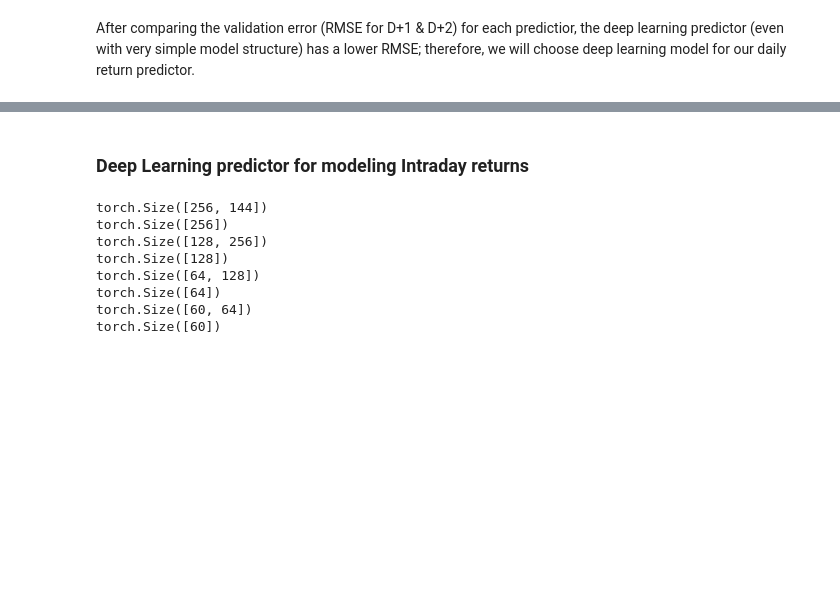
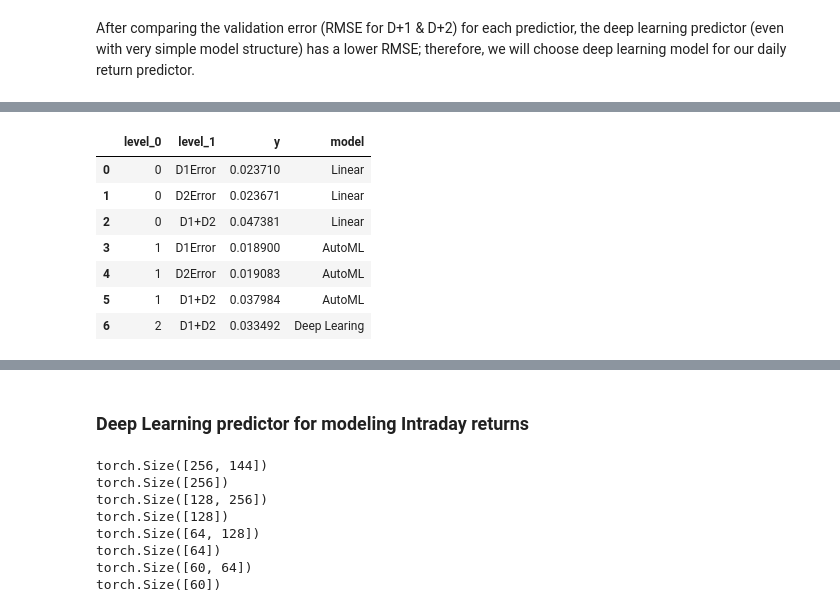
Before and after one commit to pyrrrrr0404/AWSFinalProject, a Jupyter notebook: Final Project.ipynb, the cells around one changed output, grey strips where cells are left out. Saved outputs shown, nothing was run; the diff lists cells and outputs as text; code cells hidden in the pictures; blank space fills up the shorter version.

```diff
--- a/Final Project.ipynb
+++ b/Final Project.ipynb
@@ -255,0 +367,13 @@ After comparing the validation error (RMSE for D+1 & D+2) for each predictior, t
+# %%
+T = pd.DataFrame(dfplot.stack(),columns=["y"]).reset_index()
+T["model"] = ["Linear", "Linear","Linear","AutoML","AutoML","AutoML", "Deep Learing"]
+T
+# %% [output]
+|  | level_0 | level_1 | y | model |
+| 0 | 0 | D1Error | 0.023710 | Linear |
+| 1 | 0 | D2Error | 0.023671 | Linear |
+| 2 | 0 | D1+D2 | 0.047381 | Linear |
+| 3 | 1 | D1Error | 0.018900 | AutoML |
+| 4 | 1 | D2Error | 0.019083 | AutoML |
+| 5 | 1 | D1+D2 | 0.037984 | AutoML |
+| 6 | 2 | D1+D2 | 0.033492 | Deep Learing |
```
Also changed, not shown: parts of 27 cells of this notebook, 1 other file.
